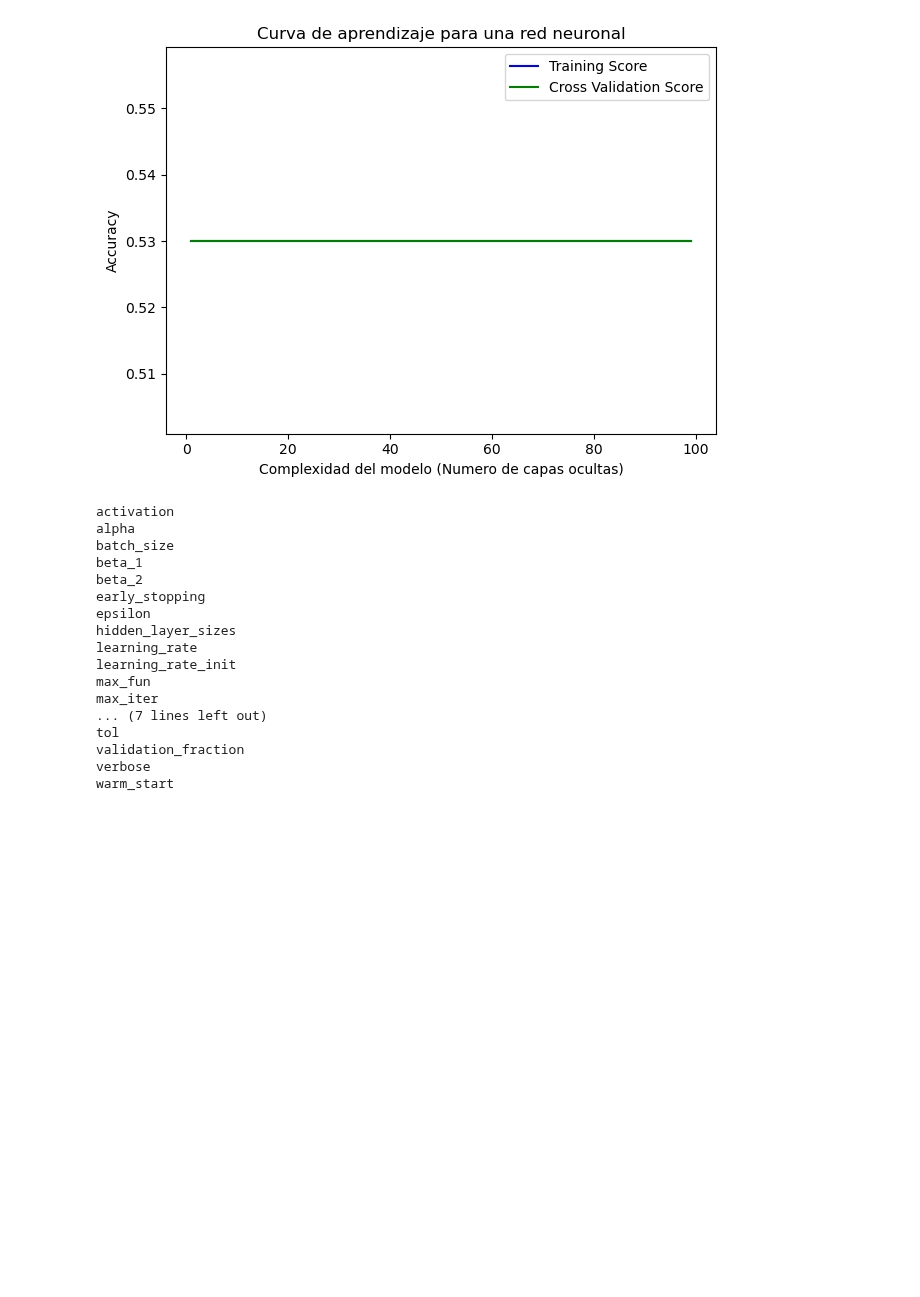
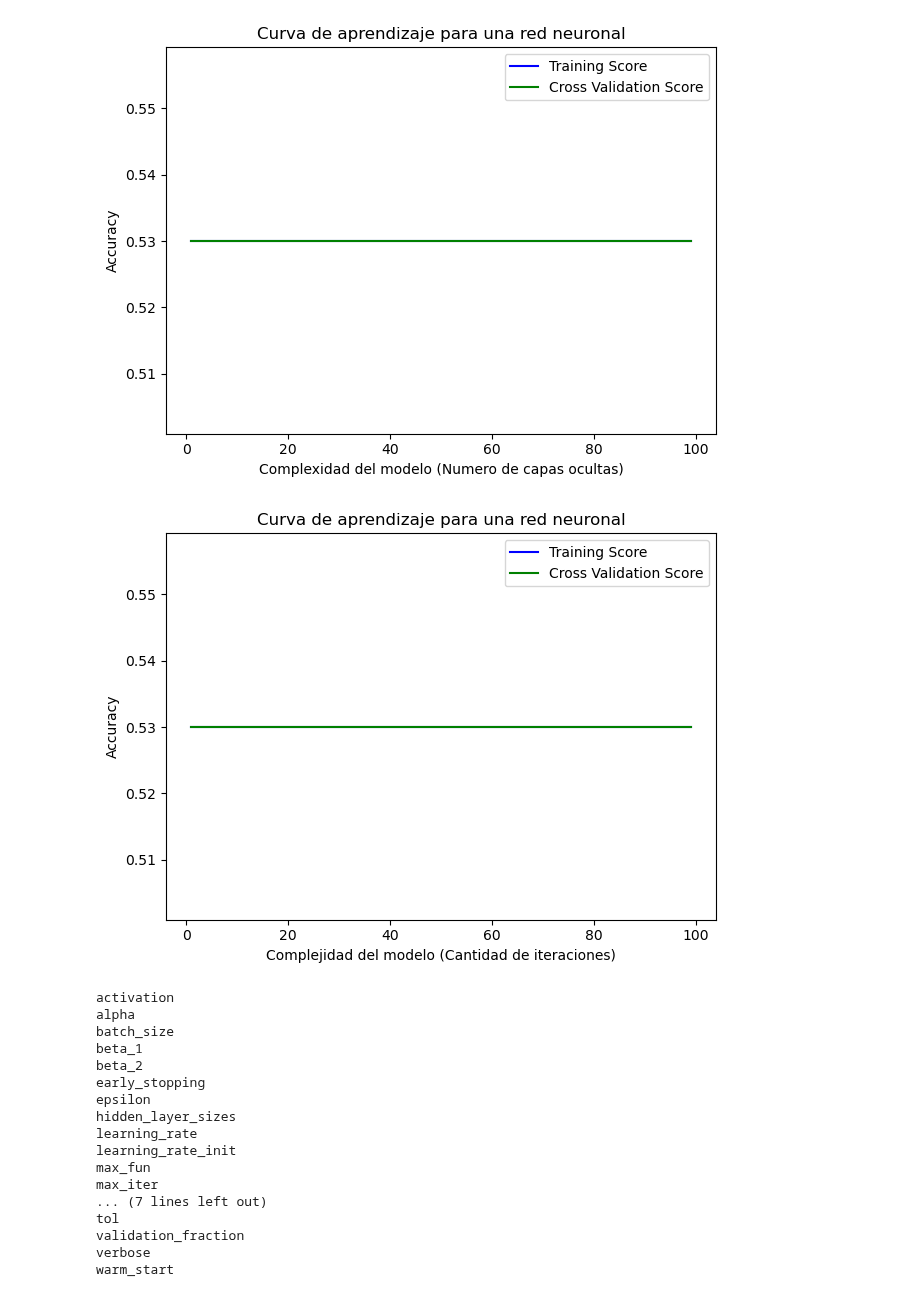
Before and after one commit to MGonza20/Proyecto1_MD, a Jupyter notebook: algo_pred_red_tuneo.ipynb, the cells around one changed output. Drawn from its saved outputs; the diff is of its cells as text; code cells hidden in the pictures; blank space fills up the shorter version.

```diff
--- a/algo_pred_red_tuneo.ipynb
+++ b/algo_pred_red_tuneo.ipynb
@@ -386,6 +409,48 @@ plt.legend(loc = 'best')
 plt.show()
 # %% [output]
 [figure]
+# %%
+import matplotlib.pyplot as plt
+import numpy as np
+from sklearn.model_selection import validation_curve
+
+y = data_redes['diferenciaEdad']
+X = data_redes.drop(['diferenciaEdad'], axis=1)
+
+parameter_range = np.arange(1, 100, 1)
+
+train_score, test_score = validation_curve(
+    MLPClassifier(hidden_layer_sizes=100, learning_rate_init=0.1, max_iter=100, random_state=123),
+    X,
+    y,
+    param_name='max_iter',
+    cv=5,
+    param_range=parameter_range,
+    scoring='accuracy',
+    n_jobs=-1
+)
+
+
+mean_train_score = np.mean(train_score, axis = 1)
+std_train_score = np.std(train_score, axis = 1)
+
+mean_test_score = np.mean(test_score, axis = 1)
+std_test_score = np.std(test_score, axis = 1)
+
+plt.plot(parameter_range, mean_train_score,
+     label = "Training Score", color = 'b')
+plt.plot(parameter_range, mean_test_score,
+   label = "Cross Validation Score", color = 'g')
+
+
+plt.title("Curva de aprendizaje para una red neuronal")
+plt.xlabel("Complejidad del modelo (Cantidad de iteraciones)")
+plt.ylabel("Accuracy")
+plt.tight_layout()
+plt.legend(loc = 'best')
+plt.show()
+# %% [output]
+[figure, added]
 # %%
 from sklearn.model_selection import GridSearchCV
 from sklearn.model_selection import cross_validate
```
Also changed, not shown: parts of 1 cell of this notebook.
